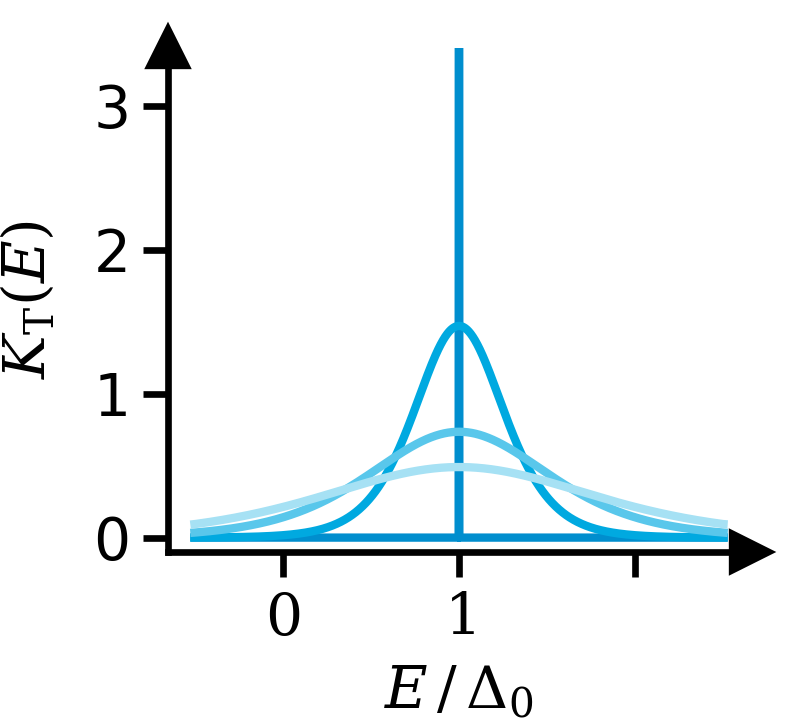
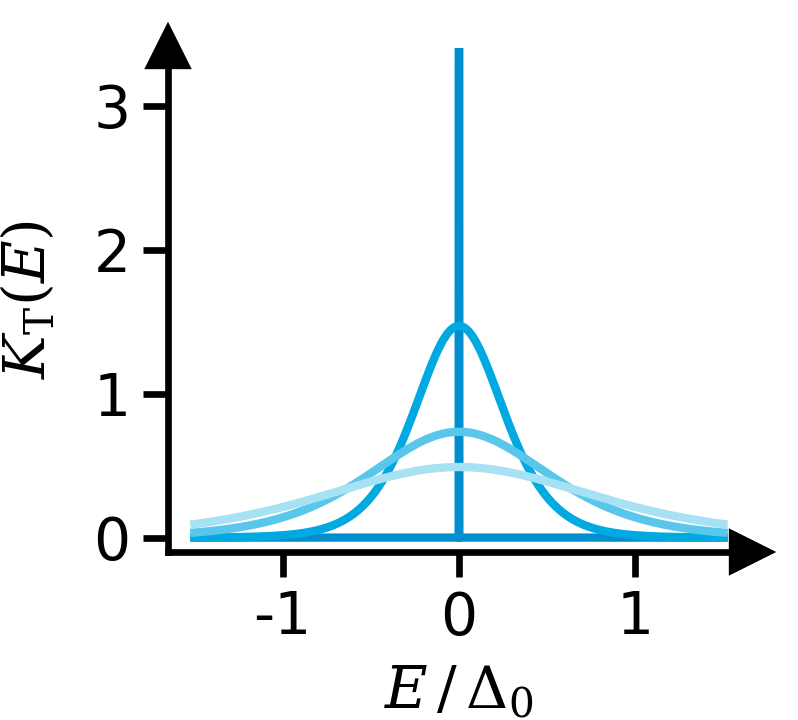
Code edit (unified diff) that turned the first committed figure into the second:
--- before
+++ after
@@ -12,5 +12,5 @@
 ax.set_ylim(-0.1, 3.4)
 ax.set_yticks([0, 1, 2, 3])
-ax.set_xticks([-1, 0, 1], labels=["$0$", "$1$", " "])
+ax.set_xticks([-1, 0, 1])
 
 xlabel = "$E\\,/\\,\\Delta_0$"

Commit: new macro picture, with new bcs api